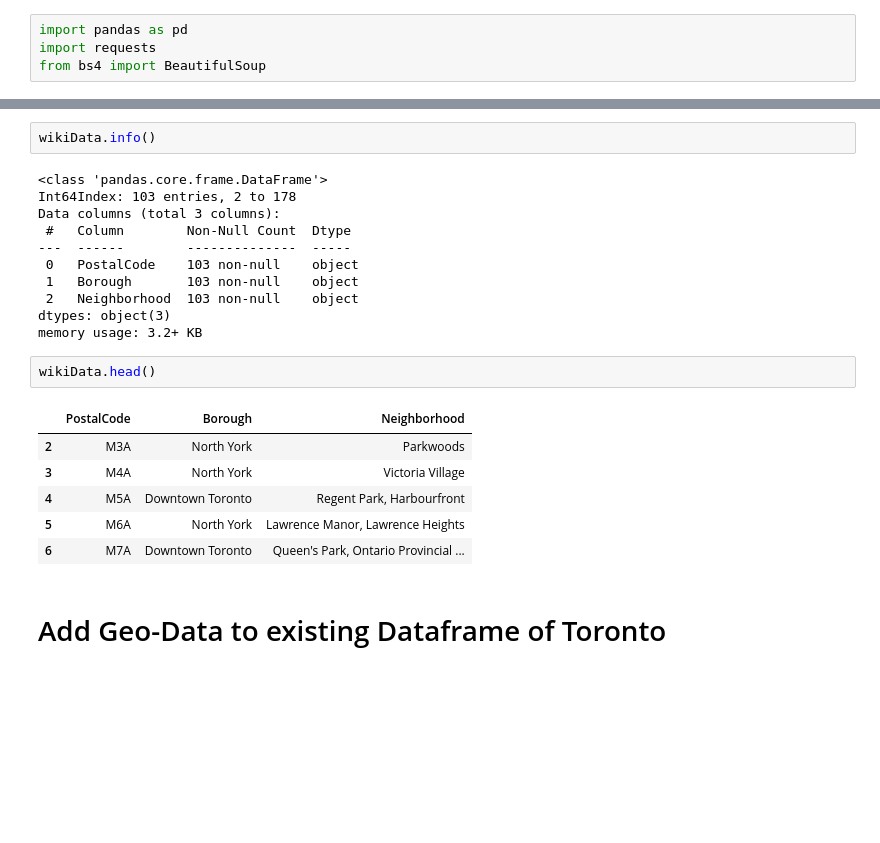
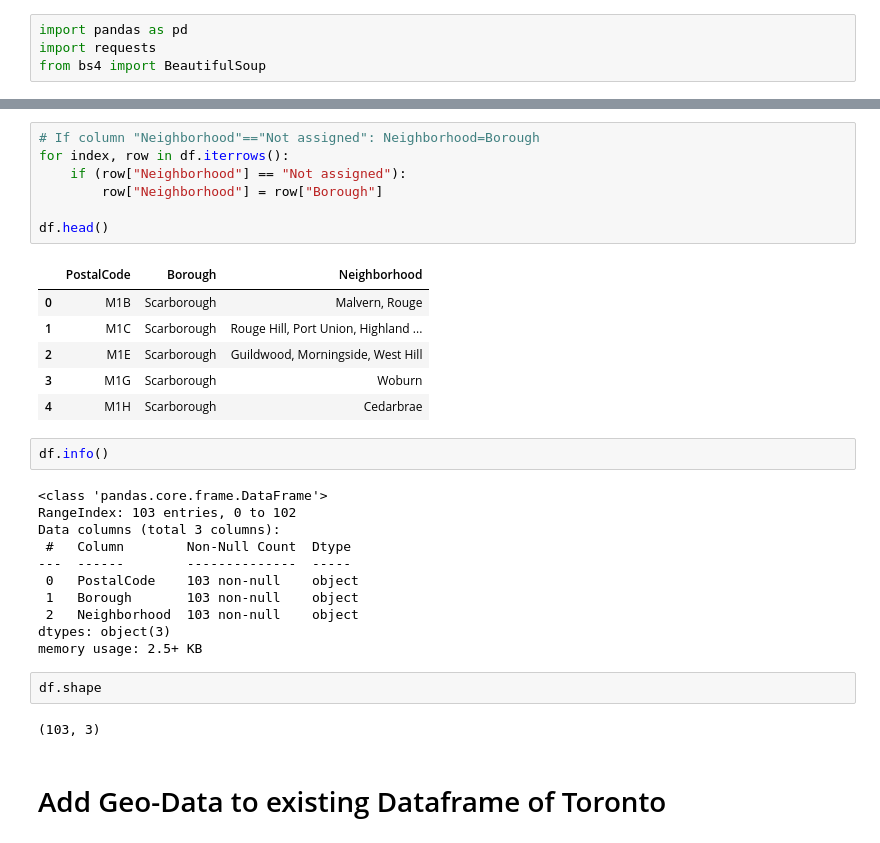
Before and after one commit to iamfredo/Data-Science-Capstone, a Jupyter notebook: Segmenting and Clustering Toronto/Clustering Toronto.ipynb, the cells around one changed output, grey strips where cells are left out. Drawn from its saved outputs; the diff is of its cells as text; blank space fills up the shorter version.

```diff
--- a/Segmenting and Clustering Toronto/Clustering Toronto.ipynb
+++ b/Segmenting and Clustering Toronto/Clustering Toronto.ipynb
@@ -35,8 +38,22 @@ wikiData = wikiData.loc[wikiData["Borough"] != "Not assigned"]
+# %%
+# If column "Neighborhood"=="Not assigned": Neighborhood=Borough
+for index, row in df.iterrows():
+    if (row["Neighborhood"] == "Not assigned"):
+        row["Neighborhood"] = row["Borough"]
+
+df.head()
+# %% [output]
+|  | PostalCode | Borough | Neighborhood |
+| 0 | M1B | Scarborough | Malvern, Rouge |
+| 1 | M1C | Scarborough | Rouge Hill, Port Union, Highland ... |
+| 2 | M1E | Scarborough | Guildwood, Morningside, West Hill |
+| 3 | M1G | Scarborough | Woburn |
+| 4 | M1H | Scarborough | Cedarbrae |
 # %%
-wikiData.info()
+df.info()
 # %% [output]
 <class 'pandas.core.frame.DataFrame'>
-Int64Index: 103 entries, 2 to 178
+RangeIndex: 103 entries, 0 to 102
 Data columns (total 3 columns):
  #   Column        Non-Null Count  Dtype
 ---  ------        --------------  -----
@@ -44,16 +61,11 @@ Data columns (total 3 columns):
  1   Borough       103 non-null    object
  2   Neighborhood  103 non-null    object
 dtypes: object(3)
-memory usage: 3.2+ KB
+memory usage: 2.5+ KB
-# %%
-wikiData.head()
-# %% [output]
-|  | PostalCode | Borough | Neighborhood |
-| 2 | M3A | North York | Parkwoods |
-| 3 | M4A | North York | Victoria Village |
-| 4 | M5A | Downtown Toronto | Regent Park, Harbourfront |
-| 5 | M6A | North York | Lawrence Manor, Lawrence Heights |
-| 6 | M7A | Downtown Toronto | Queen's Park, Ontario Provincial ... |
+# %%
+df.shape
+# %% [output]
+(103, 3)
 # %% [markdown]
 # Add Geo-Data to existing Dataframe of Toronto
 # %%
```
Also changed, not shown: parts of 10 cells of this notebook.
